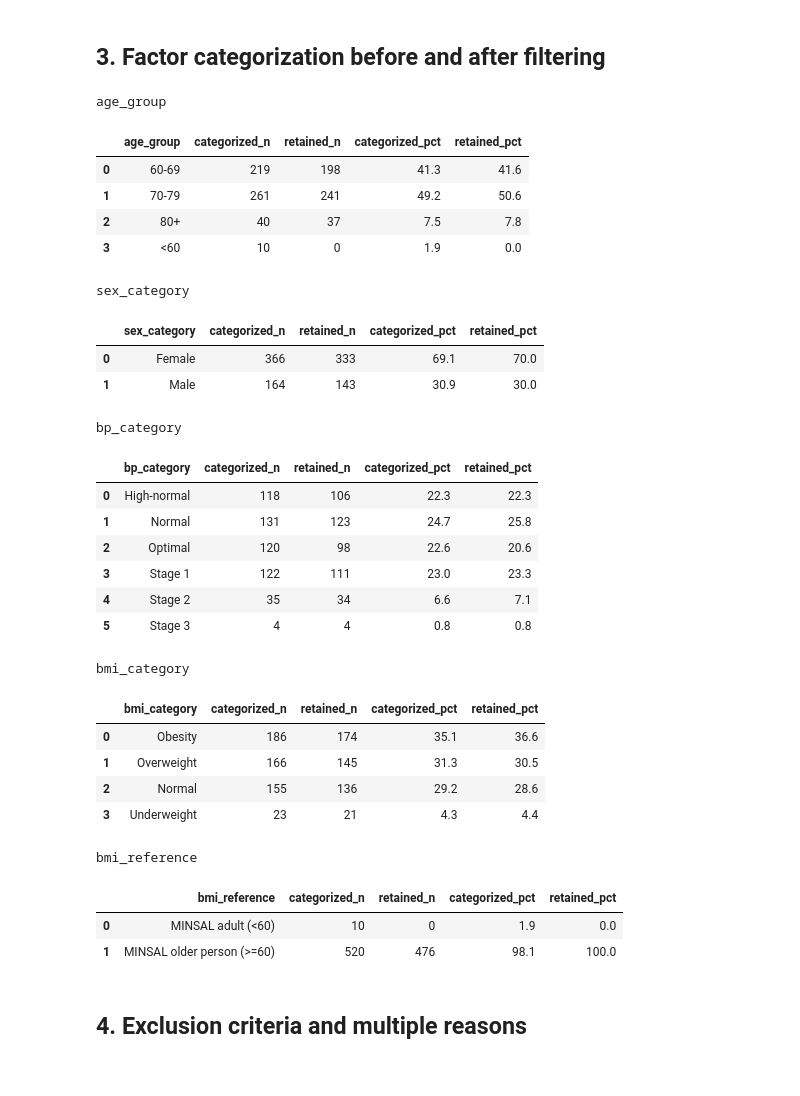
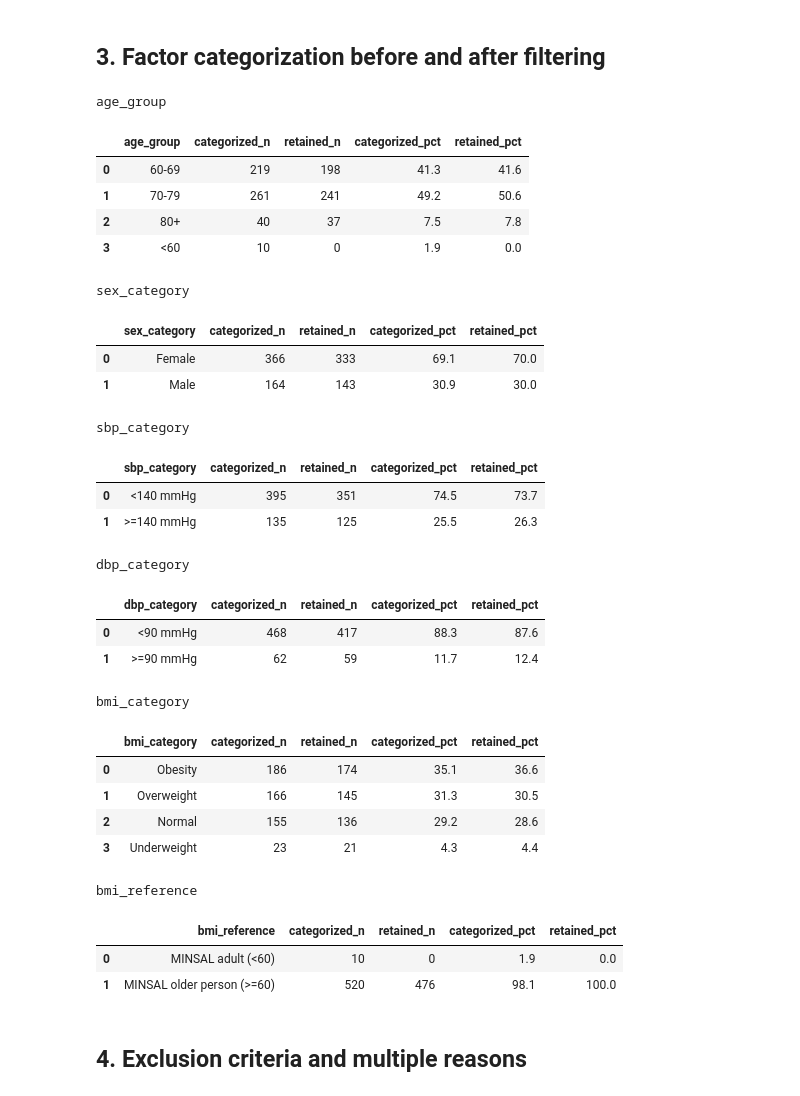
Before and after one commit to nim-ach/heart_variability_rate_profiles, a Jupyter notebook: notebooks/preprocessing/04_preprocessing_summary.ipynb, the cells around one changed output. Cells and saved outputs as stored; diff of their text form; code cells hidden in the pictures.

```diff
--- a/notebooks/preprocessing/04_preprocessing_summary.ipynb
+++ b/notebooks/preprocessing/04_preprocessing_summary.ipynb
@@ -138,51 +138,51 @@ Note: issue counts can overlap within the same participant.
 # %% [markdown]
 ## 3. Factor categorization before and after filtering
 # %%
-factors = ["age_group", "sex_category", "bp_category", "bmi_category", "bmi_reference"]
+factors = ["age_group", "sex_category", "sbp_category", "dbp_category", "bmi_category", "bmi_reference"]
 missing_factors = [factor for factor in factors if factor not in categorized or factor not in final]
 if missing_factors:
     raise ValueError(f"Missing category columns: {missing_factors}")
 
 factor_tables = {}
 for factor in factors:
     before = categorized[factor].fillna("Missing").value_counts(dropna=False)
     after = final[factor].fillna("Missing").value_counts(dropna=False)
     table = pd.DataFrame({"categorized_n": before, "retained_n": after}).fillna(0).astype(int)
     table["categorized_pct"] = (100 * table["categorized_n"] / len(categorized)).round(1)
     table["retained_pct"] = (100 * table["retained_n"] / len(final)).round(1)
     table.index.name = factor
     factor_tables[factor] = table.reset_index()
     print(f"\n{factor}")
     display(factor_tables[factor])
 # %% [output]
 age_group
 |  | age_group | categorized_n | retained_n | categorized_pct | retained_pct |
 | 0 | 60-69 | 219 | 198 | 41.3 | 41.6 |
 | 1 | 70-79 | 261 | 241 | 49.2 | 50.6 |
 | 2 | 80+ | 40 | 37 | 7.5 | 7.8 |
 | 3 | <60 | 10 | 0 | 1.9 | 0.0 |
 sex_category
 |  | sex_category | categorized_n | retained_n | categorized_pct | retained_pct |
 | 0 | Female | 366 | 333 | 69.1 | 70.0 |
 | 1 | Male | 164 | 143 | 30.9 | 30.0 |
-bp_category
+sbp_category
-|  | bp_category | categorized_n | retained_n | categorized_pct | retained_pct |
-| 0 | High-normal | 118 | 106 | 22.3 | 22.3 |
-| 1 | Normal | 131 | 123 | 24.7 | 25.8 |
-| 2 | Optimal | 120 | 98 | 22.6 | 20.6 |
-| 3 | Stage 1 | 122 | 111 | 23.0 | 23.3 |
-| 4 | Stage 2 | 35 | 34 | 6.6 | 7.1 |
-| 5 | Stage 3 | 4 | 4 | 0.8 | 0.8 |
+|  | sbp_category | categorized_n | retained_n | categorized_pct | retained_pct |
+| 0 | <140 mmHg | 395 | 351 | 74.5 | 73.7 |
+| 1 | >=140 mmHg | 135 | 125 | 25.5 | 26.3 |
-bmi_category
+dbp_category
-|  | bmi_category | categorized_n | retained_n | categorized_pct | retained_pct |
-| 0 | Obesity | 186 | 174 | 35.1 | 36.6 |
-| 1 | Overweight | 166 | 145 | 31.3 | 30.5 |
-| 2 | Normal | 155 | 136 | 29.2 | 28.6 |
-| 3 | Underweight | 23 | 21 | 4.3 | 4.4 |
+|  | dbp_category | categorized_n | retained_n | categorized_pct | retained_pct |
+| 0 | <90 mmHg | 468 | 417 | 88.3 | 87.6 |
+| 1 | >=90 mmHg | 62 | 59 | 11.7 | 12.4 |
-bmi_reference
+bmi_category
-|  | bmi_reference | categorized_n | retained_n | categorized_pct | retained_pct |
-| 0 | MINSAL adult (<60) | 10 | 0 | 1.9 | 0.0 |
-| 1 | MINSAL older person (>=60) | 520 | 476 | 98.1 | 100.0 |
+|  | bmi_category | categorized_n | retained_n | categorized_pct | retained_pct |
+| 0 | Obesity | 186 | 174 | 35.1 | 36.6 |
+| 1 | Overweight | 166 | 145 | 31.3 | 30.5 |
+| 2 | Normal | 155 | 136 | 29.2 | 28.6 |
+| 3 | Underweight | 23 | 21 | 4.3 | 4.4 |
+bmi_reference
+|  | bmi_reference | categorized_n | retained_n | categorized_pct | retained_pct |
+| 0 | MINSAL adult (<60) | 10 | 0 | 1.9 | 0.0 |
+| 1 | MINSAL older person (>=60) | 520 | 476 | 98.1 | 100.0 |
 # %% [markdown]
 ## 4. Exclusion criteria and multiple reasons
 # %%
```
Also changed, not shown: parts of 3 cells of this notebook, 8 other files.
